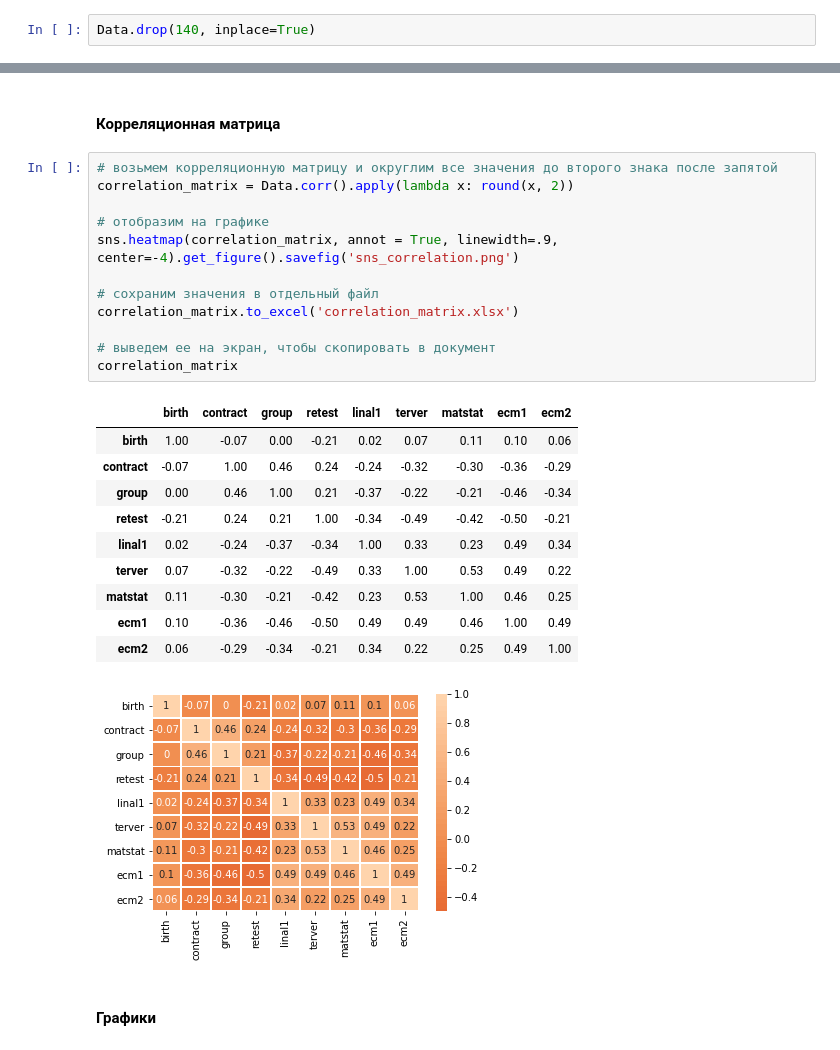
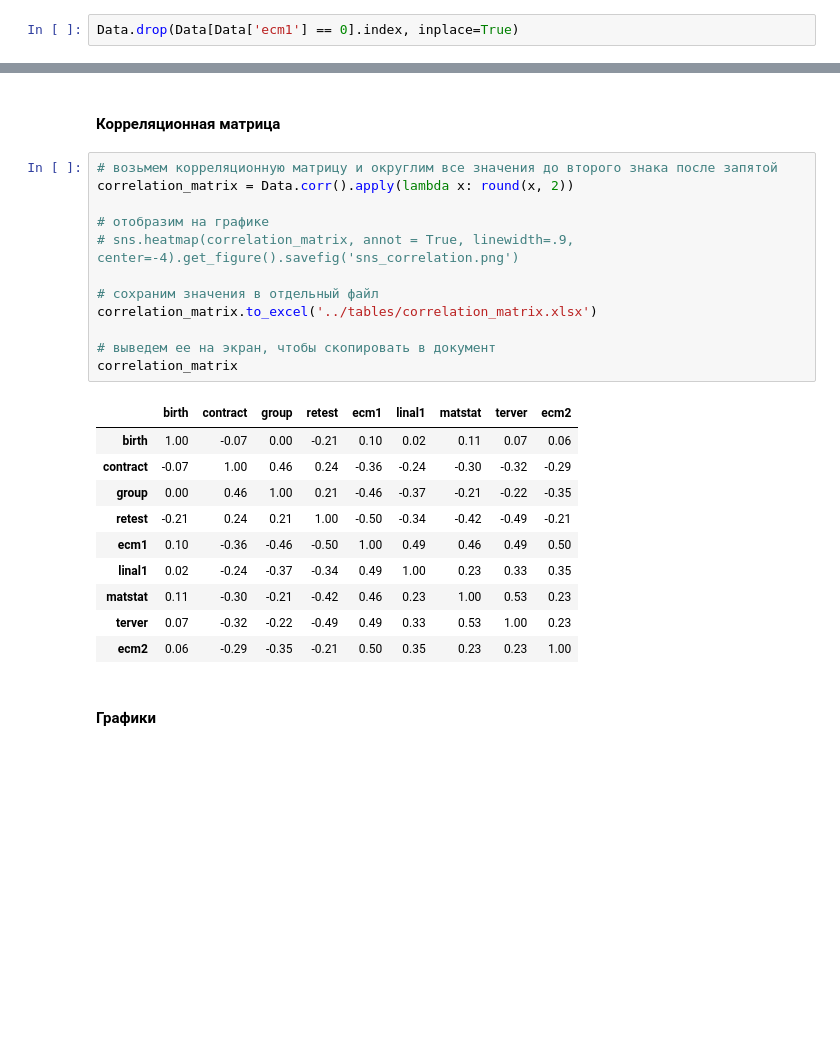
Before and after one commit to grazh/elec_preferences_prediction, a Jupyter notebook: eda/python_eda.ipynb, the cells around one changed output, grey strips where cells are left out. Cells and saved outputs as stored; diff of their text form; blank space fills up the shorter version.

```diff
--- a/eda/python_eda.ipynb
+++ b/eda/python_eda.ipynb
@@ -42,7 +41,7 @@ Data[Data['ecm1'] == 0]
 # %% [markdown]
 #### Один студент на момент исследования не сдал эконометрику-1. Мы уберем его из обучающей выборки, поскольку не знаем его оценку.
 # %%
-Data.drop(140, inplace=True)
+Data.drop(Data[Data['ecm1'] == 0].index, inplace=True)
 # %% [markdown]
 ### Изучим данные
 # %% [markdown]
@@ -97,27 +96,26 @@ dtype: int64
 # %%
 # возьмем корреляционную матрицу и округлим все значения до второго знака после запятой
 correlation_matrix = Data.corr().apply(lambda x: round(x, 2))
 
 # отобразим на графике
-sns.heatmap(correlation_matrix, annot = True, linewidth=.9, center=-4).get_figure().savefig('sns_correlation.png')
+# sns.heatmap(correlation_matrix, annot = True, linewidth=.9, center=-4).get_figure().savefig('sns_correlation.png')
 
 # сохраним значения в отдельный файл
-correlation_matrix.to_excel('correlation_matrix.xlsx')
+correlation_matrix.to_excel('../tables/correlation_matrix.xlsx')
 
 # выведем ее на экран, чтобы скопировать в документ
 correlation_matrix
 # %% [output]
-|  | birth | contract | group | retest | linal1 | terver | matstat | ecm1 | ecm2 |
-| birth | 1.00 | -0.07 | 0.00 | -0.21 | 0.02 | 0.07 | 0.11 | 0.10 | 0.06 |
-| contract | -0.07 | 1.00 | 0.46 | 0.24 | -0.24 | -0.32 | -0.30 | -0.36 | -0.29 |
-| group | 0.00 | 0.46 | 1.00 | 0.21 | -0.37 | -0.22 | -0.21 | -0.46 | -0.34 |
-| retest | -0.21 | 0.24 | 0.21 | 1.00 | -0.34 | -0.49 | -0.42 | -0.50 | -0.21 |
-| linal1 | 0.02 | -0.24 | -0.37 | -0.34 | 1.00 | 0.33 | 0.23 | 0.49 | 0.34 |
-| terver | 0.07 | -0.32 | -0.22 | -0.49 | 0.33 | 1.00 | 0.53 | 0.49 | 0.22 |
-| matstat | 0.11 | -0.30 | -0.21 | -0.42 | 0.23 | 0.53 | 1.00 | 0.46 | 0.25 |
-| ecm1 | 0.10 | -0.36 | -0.46 | -0.50 | 0.49 | 0.49 | 0.46 | 1.00 | 0.49 |
-| ecm2 | 0.06 | -0.29 | -0.34 | -0.21 | 0.34 | 0.22 | 0.25 | 0.49 | 1.00 |
+|  | birth | contract | group | retest | ecm1 | linal1 | matstat | terver | ecm2 |
+| birth | 1.00 | -0.07 | 0.00 | -0.21 | 0.10 | 0.02 | 0.11 | 0.07 | 0.06 |
+| contract | -0.07 | 1.00 | 0.46 | 0.24 | -0.36 | -0.24 | -0.30 | -0.32 | -0.29 |
+| group | 0.00 | 0.46 | 1.00 | 0.21 | -0.46 | -0.37 | -0.21 | -0.22 | -0.35 |
+| retest | -0.21 | 0.24 | 0.21 | 1.00 | -0.50 | -0.34 | -0.42 | -0.49 | -0.21 |
+| ecm1 | 0.10 | -0.36 | -0.46 | -0.50 | 1.00 | 0.49 | 0.46 | 0.49 | 0.50 |
+| linal1 | 0.02 | -0.24 | -0.37 | -0.34 | 0.49 | 1.00 | 0.23 | 0.33 | 0.35 |
+| matstat | 0.11 | -0.30 | -0.21 | -0.42 | 0.46 | 0.23 | 1.00 | 0.53 | 0.23 |
+| terver | 0.07 | -0.32 | -0.22 | -0.49 | 0.49 | 0.33 | 0.53 | 1.00 | 0.23 |
+| ecm2 | 0.06 | -0.29 | -0.35 | -0.21 | 0.50 | 0.35 | 0.23 | 0.23 | 1.00 |
-[figure, removed]
 # %% [markdown]
 #### Графики
 # %% [markdown]
```
Also changed, not shown: parts of 6 cells of this notebook, 25 other files.
